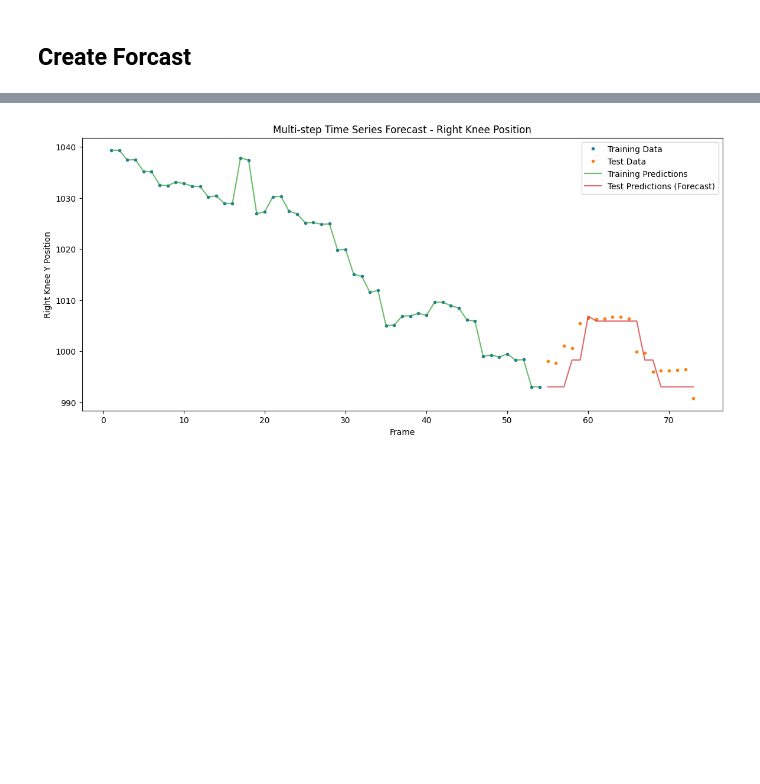
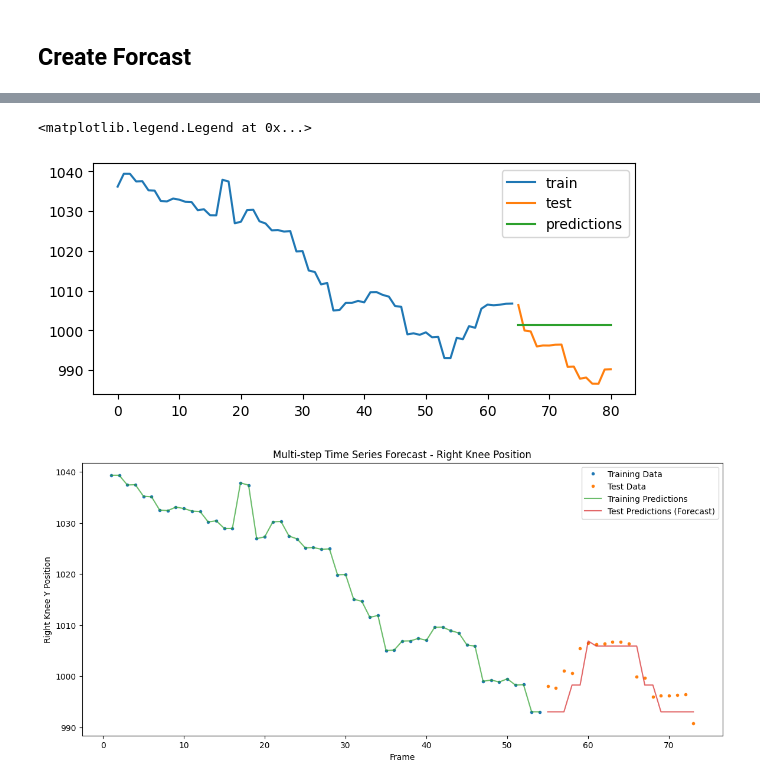
Before and after one commit to trevorZhanTian/Body-Movement-Prediction-with-Time-Series, a Jupyter notebook: main.ipynb, the cells around one changed output, grey strips where cells are left out. Saved outputs shown, nothing was run; the diff lists cells and outputs as text; code cells hidden in the pictures; blank space fills up the shorter version.

Commit message:
tried recursive forecast (failed)

```diff
--- a/main.ipynb
+++ b/main.ipynb
@@ -208,0 +221,19 @@ y_pred = pd.DataFrame(model.predict(X_test), index=X_test.index, columns=y.colum
+# %%
+from skforecast.recursive import ForecasterRecursive
+from lightgbm import LGBMRegressor
+from skforecast.preprocessing import RollingFeatures
+
+
+forecaster = ForecasterRecursive(
+                 regressor       = LGBMRegressor(random_state=123, verbose=-1),
+                 lags            = 8,
+                 window_features = RollingFeatures(stats=['mean'], window_sizes=10),
+                 transformer_y   = None,
+             )
+
+forecaster.fit(y=data_train, store_in_sample_residuals=True)
+
+# Predict the next 8 steps
+predictions = forecaster.predict(steps=8)
+print("Future predictions for frames 81-88:")
+print(predictions)
@@ -209,3 +251,16 @@ y_pred = pd.DataFrame(model.predict(X_test), index=X_test.index, columns=y.colum
+# %%
+predictions = forecaster.predict(steps=16)
+predictions.head(3)
+
+
+fig, ax = plt.subplots(figsize=(7, 3))
+data_train.plot(ax=ax, label='train')
+data_test.plot(ax=ax, label='test')
+predictions.plot(ax=ax, label='predictions')
+ax.legend()
+# %% [output]
+<matplotlib.legend.Legend at 0x...>
+[figure, added]
 # %%
 from sklearn.multioutput import MultiOutputRegressor
 from xgboost import XGBRegressor
```
Also changed, not shown: parts of 4 cells of this notebook.
